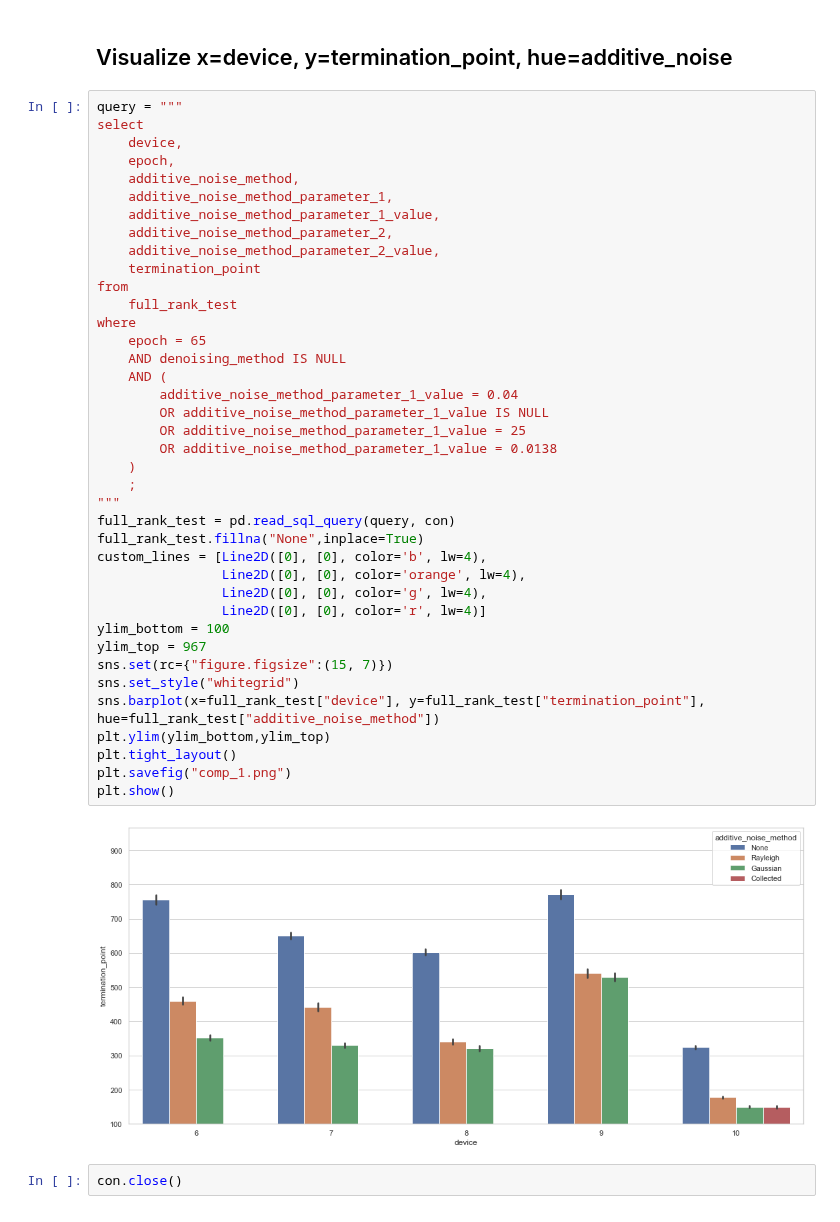
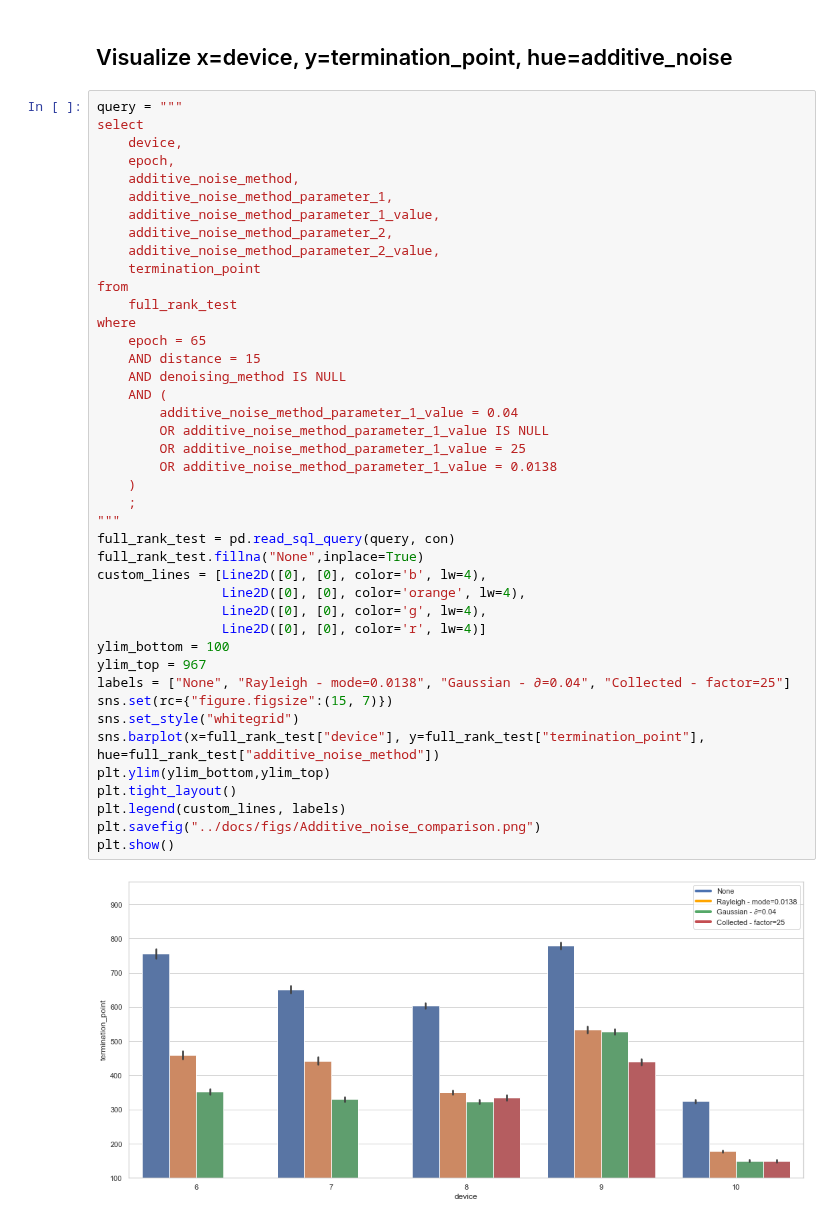
Before and after one commit to axelzedigh/MasterThesisResults, a Jupyter notebook: notebooks/Database_visualizations.ipynb, the cells around one changed output. Drawn from its saved outputs; the diff is of its cells as text.

Commit message:
Database visualization in notebook figs.

```diff
--- a/notebooks/Database_visualizations.ipynb
+++ b/notebooks/Database_visualizations.ipynb
@@ -50,34 +50,35 @@ select
     additive_noise_method_parameter_2_value,
     termination_point
 from
     full_rank_test
 where
     epoch = 65
+    AND distance = 15
     AND denoising_method IS NULL
     AND (
         additive_noise_method_parameter_1_value = 0.04
         OR additive_noise_method_parameter_1_value IS NULL
         OR additive_noise_method_parameter_1_value = 25
         OR additive_noise_method_parameter_1_value = 0.0138
     )
     ;
 """
 full_rank_test = pd.read_sql_query(query, con)
 full_rank_test.fillna("None",inplace=True)
 custom_lines = [Line2D([0], [0], color='b', lw=4),
                 Line2D([0], [0], color='orange', lw=4),
                 Line2D([0], [0], color='g', lw=4),
                 Line2D([0], [0], color='r', lw=4)]
 ylim_bottom = 100
 ylim_top = 967
+labels = ["None", "Rayleigh - mode=0.0138", "Gaussian - ∂=0.04", "Collected - factor=25"]
 sns.set(rc={"figure.figsize":(15, 7)})
 sns.set_style("whitegrid")
 sns.barplot(x=full_rank_test["device"], y=full_rank_test["termination_point"], hue=full_rank_test["additive_noise_method"])
 plt.ylim(ylim_bottom,ylim_top)
 plt.tight_layout()
-plt.savefig("comp_1.png")
+plt.legend(custom_lines, labels)
+plt.savefig("../docs/figs/Additive_noise_comparison.png")
 plt.show()
 # %% [output]
-[figure, old version]
+[figure, new version]
-# %%
-con.close()
```
Also changed, not shown: parts of 11 cells of this notebook, 6 other files.
